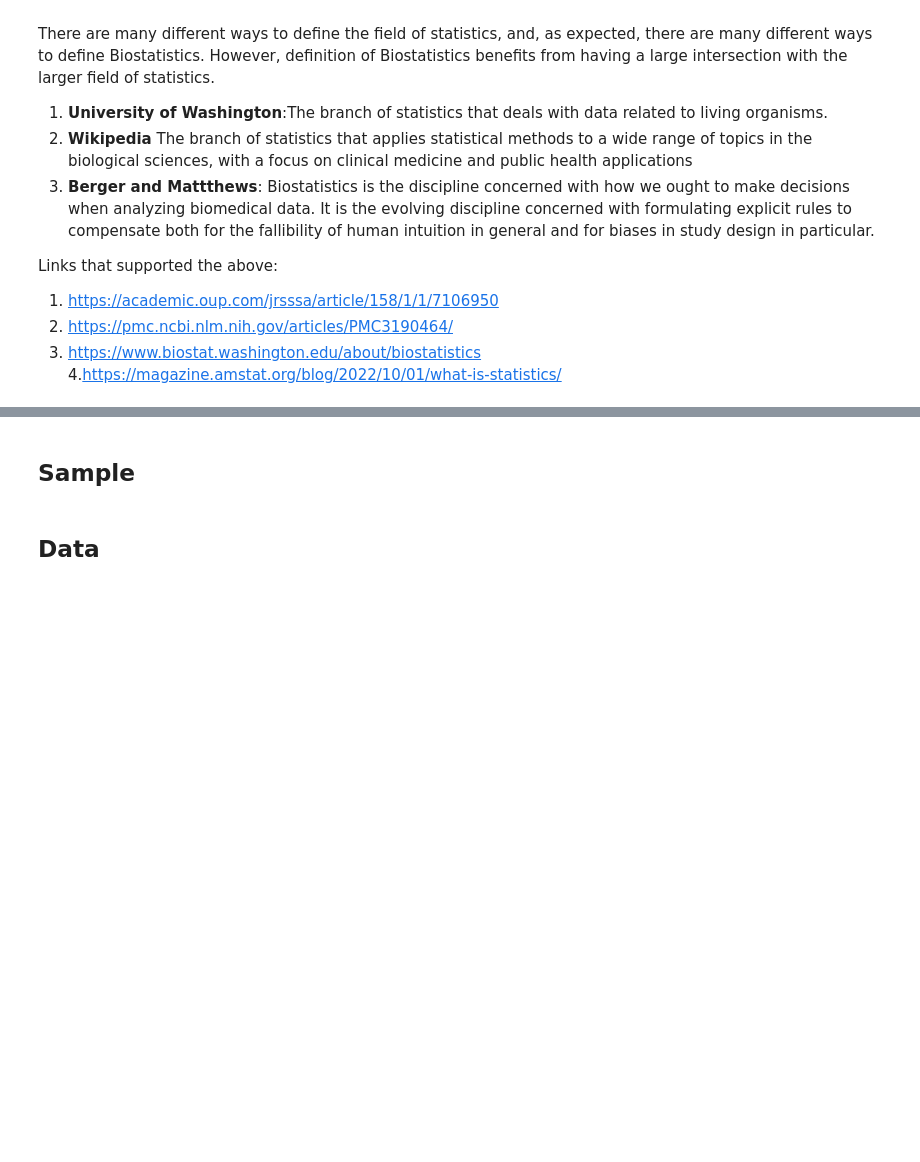
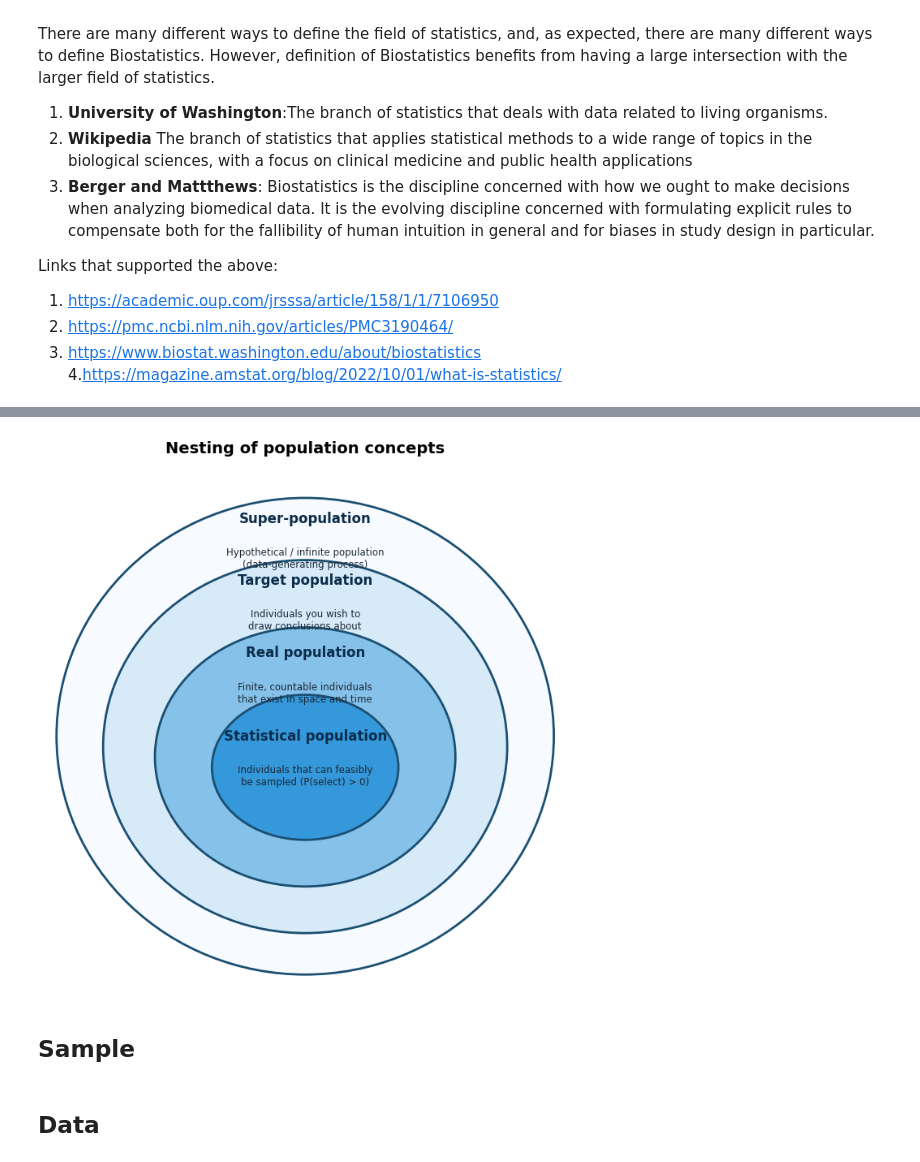
Before and after one commit to computationalUncertaintyLab/nuts_and_bolts, a Jupyter notebook: population_sample.ipynb, the cells around one changed output, grey strips where cells are left out. Cells and saved outputs as stored; diff of their text form; code cells hidden in the pictures; blank space fills up the shorter version.

```diff
--- a/population_sample.ipynb
+++ b/population_sample.ipynb
@@ -103,6 +146,103 @@ Population:
 Sampling: The data collection process,
 The main pieces of information to collect:
 Endpoints to support objectives: xx
+# %%
+import matplotlib.pyplot as plt
+from matplotlib.patches import Ellipse
+
+fig, ax = plt.subplots(figsize=(9, 7))
+
+# Nested from outermost to innermost:
+# super-population ⊃ target ⊃ real ⊃ statistical
+layers = [
+    {
+        "name": "Super-population",
+        "xy": (0.50, 0.48),
+        "width": 0.96,
+        "height": 0.92,
+        "facecolor": "#F7FBFF",
+        "edgecolor": "#1B4F72",
+        "label_y": 0.90,
+        "definition": "Hypothetical / infinite population\n(data-generating process)",
+    },
+    {
+        "name": "Target population",
+        "xy": (0.50, 0.46),
+        "width": 0.78,
+        "height": 0.72,
+        "facecolor": "#D6EAF8",
+        "edgecolor": "#1B4F72",
+        "label_y": 0.78,
+        "definition": "Individuals you wish to\ndraw conclusions about",
+    },
+    {
+        "name": "Real population",
+        "xy": (0.50, 0.44),
+        "width": 0.58,
+        "height": 0.50,
+        "facecolor": "#85C1E9",
+        "edgecolor": "#1B4F72",
+        "label_y": 0.64,
+        "definition": "Finite, countable individuals\nthat exist in space and time",
+    },
+    {
+        "name": "Statistical population",
+        "xy": (0.50, 0.42),
+        "width": 0.36,
+        "height": 0.28,
+        "facecolor": "#3498DB",
+        "edgecolor": "#1B4F72",
+        "label_y": 0.48,
+        "definition": "Individuals that can feasibly\nbe sampled (P(select) > 0)",
+    },
+]
+
+for layer in layers:
+    ellipse = Ellipse(
+        xy=layer["xy"],
+        width=layer["width"],
+        height=layer["height"],
+        facecolor=layer["facecolor"],
+        edgecolor=layer["edgecolor"],
+        linewidth=2,
+    )
+    ax.add_patch(ellipse)
+    ax.text(
+        0.50,
+        layer["label_y"],
+        layer["name"],
+        ha="center",
+        va="center",
+        fontsize=12,
+        fontweight="bold",
+        color="#0B2C4A",
+    )
+    ax.text(
+        0.50,
+        layer["label_y"] - 0.055,
+        layer["definition"],
+        ha="center",
+        va="top",
+        fontsize=8.5,
+        color="#1C2833",
+        linespacing=1.2,
+    )
+
+ax.set_xlim(0, 1)
+ax.set_ylim(0, 1)
+ax.set_aspect("equal")
+ax.axis("off")
+ax.set_title(
+    "Nesting of population concepts",
+    fontsize=14,
+    fontweight="bold",
+    pad=12,
+)
+
+plt.tight_layout()
+plt.show()
+# %% [output]
+[figure, added]
 # %% [markdown]
 ## Sample
 # %% [markdown]
```
Also changed, not shown: parts of 3 cells of this notebook.
